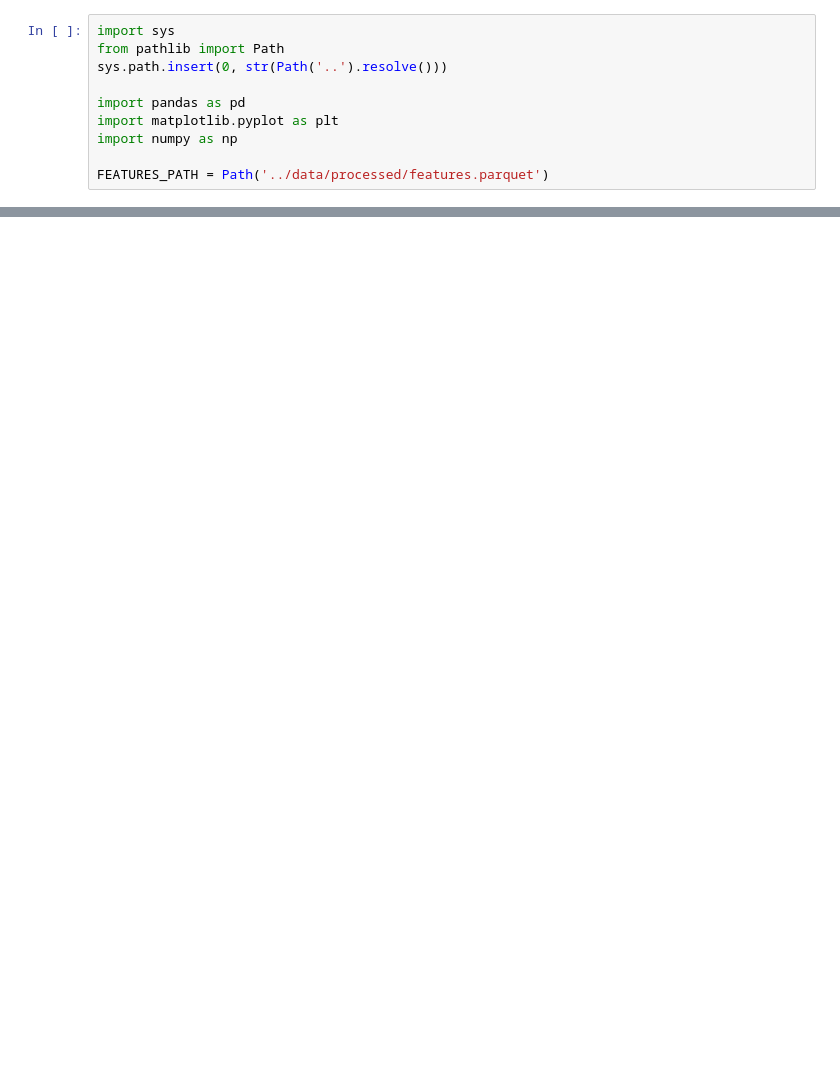
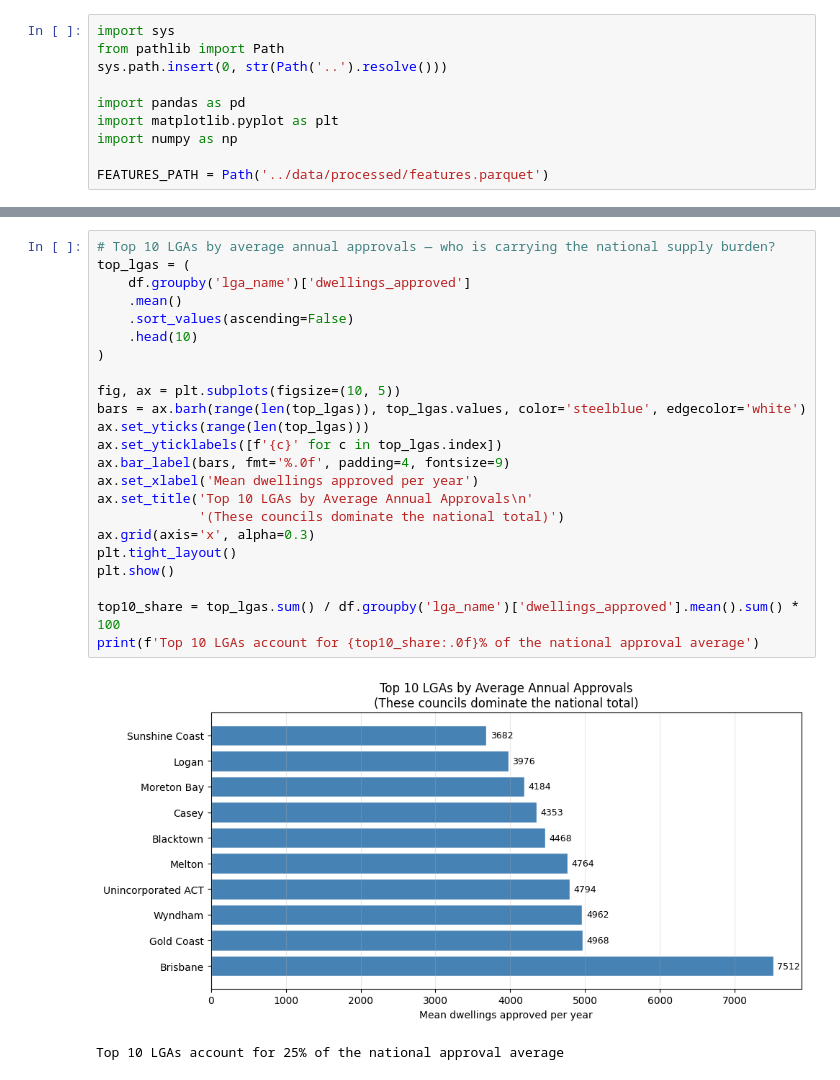
Before and after one commit to masoudraimi/Housing-Approval-Forecaster, a Jupyter notebook: notebooks/01_eda.ipynb, the cells around one changed output, grey strips where cells are left out. Drawn from its saved outputs; the diff is of its cells as text; blank space fills up the shorter version.

```diff
--- a/notebooks/01_eda.ipynb
+++ b/notebooks/01_eda.ipynb
@@ -179,0 +238,26 @@ describe(df)
+# %%
+# Top 10 LGAs by average annual approvals — who is carrying the national supply burden?
+top_lgas = (
+    df.groupby('lga_name')['dwellings_approved']
+    .mean()
+    .sort_values(ascending=False)
+    .head(10)
+)
+
+fig, ax = plt.subplots(figsize=(10, 5))
+bars = ax.barh(range(len(top_lgas)), top_lgas.values, color='steelblue', edgecolor='white')
+ax.set_yticks(range(len(top_lgas)))
+ax.set_yticklabels([f'{c}' for c in top_lgas.index])
+ax.bar_label(bars, fmt='%.0f', padding=4, fontsize=9)
+ax.set_xlabel('Mean dwellings approved per year')
+ax.set_title('Top 10 LGAs by Average Annual Approvals\n'
+             '(These councils dominate the national total)')
+ax.grid(axis='x', alpha=0.3)
+plt.tight_layout()
+plt.show()
+
+top10_share = top_lgas.sum() / df.groupby('lga_name')['dwellings_approved'].mean().sum() * 100
+print(f'Top 10 LGAs account for {top10_share:.0f}% of the national approval average')
+# %% [output]
+[figure, added]
+Top 10 LGAs account for 25% of the national approval average
```
Also changed, not shown: parts of 23 cells of this notebook, 7 other files.
